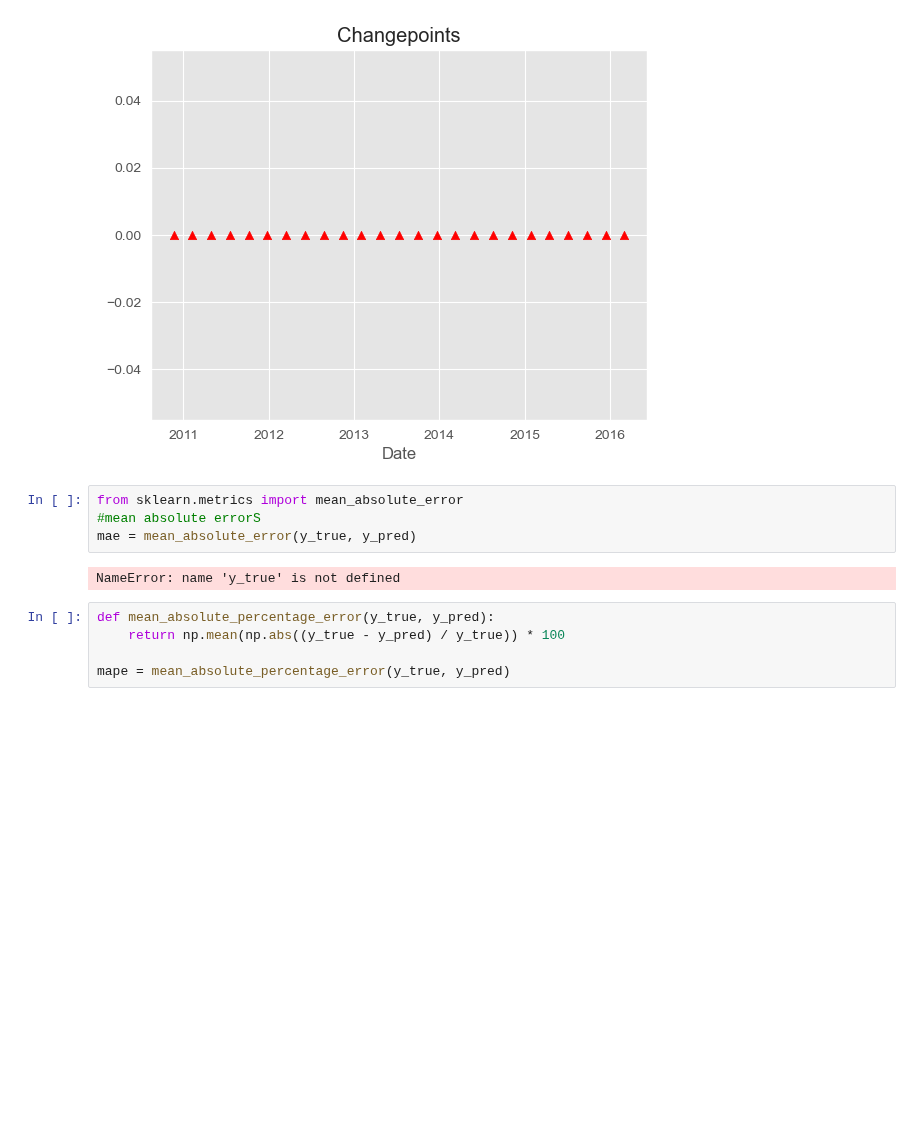
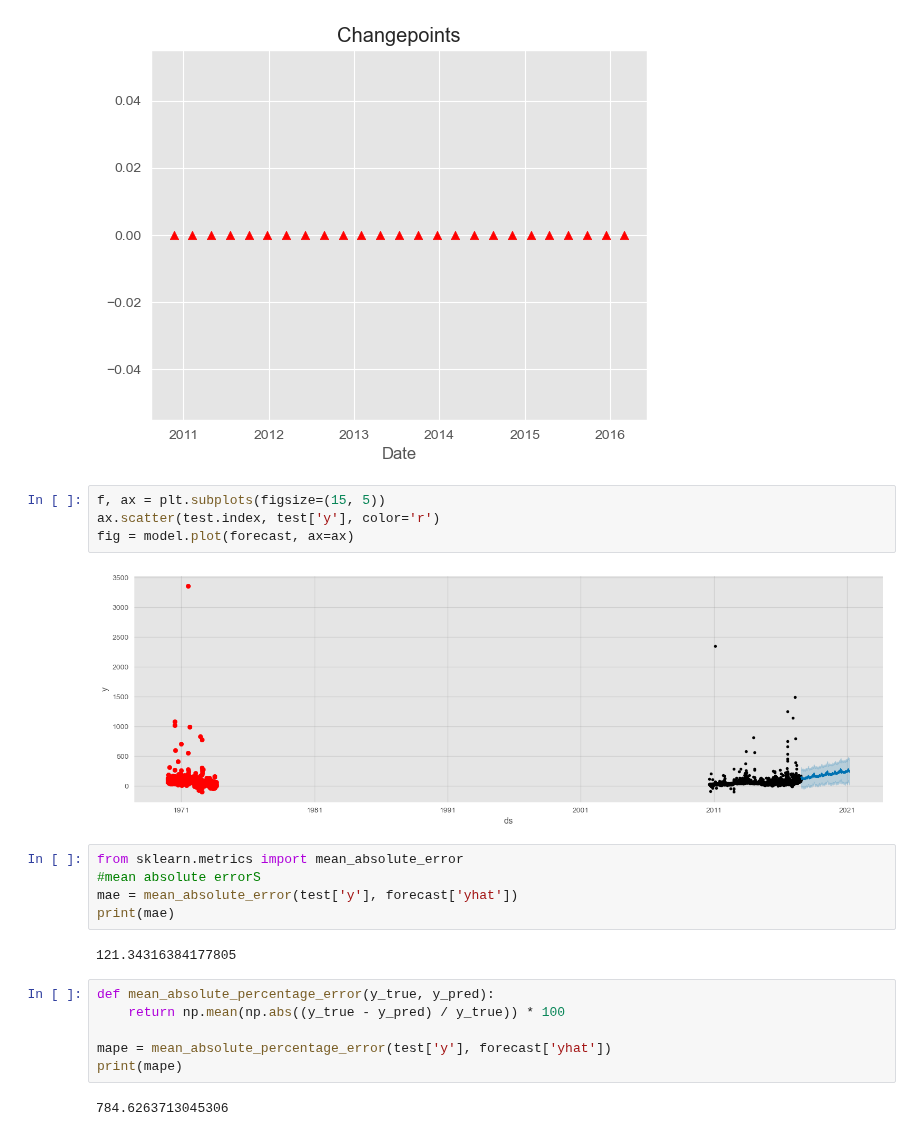
Before and after one commit to bakasheddy/time-series-forecasting-of-electricity-prices-of-a-District, a Jupyter notebook: practical time series analysis and forcast.ipynb, the cells around one changed output. Saved outputs shown, nothing was run; the diff lists cells and outputs as text; blank space fills up the shorter version.

```diff
--- a/practical time series analysis and forcast.ipynb
+++ b/practical time series analysis and forcast.ipynb
@@ -307,16 +307,26 @@ plt.xlabel('Date')
 plt.show()
 # %% [output]
 [figure]
+# %%
+f, ax = plt.subplots(figsize=(15, 5))
+ax.scatter(test.index, test['y'], color='r')
+fig = model.plot(forecast, ax=ax)
+# %% [output]
+[figure, added]
 # %%
 from sklearn.metrics import mean_absolute_error
 #mean absolute errorS
-mae = mean_absolute_error(y_true, y_pred)
+mae = mean_absolute_error(test['y'], forecast['yhat'])
+print(mae)
 # %% [output]
-NameError: name 'y_true' is not defined
+121.34316384177805
 # %%
 def mean_absolute_percentage_error(y_true, y_pred):
     return np.mean(np.abs((y_true - y_pred) / y_true)) * 100
 
-mape = mean_absolute_percentage_error(y_true, y_pred)
+mape = mean_absolute_percentage_error(test['y'], forecast['yhat'])
+print(mape)
+# %% [output]
+784.6263713045306
 # %%
 #root mean squared error
```
Also changed, not shown: parts of 2 cells of this notebook.
